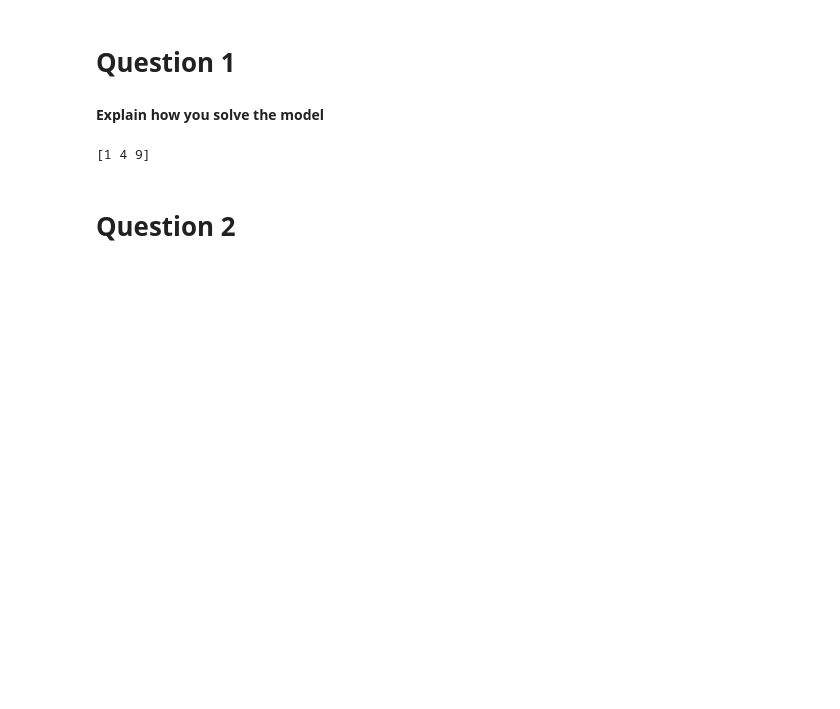
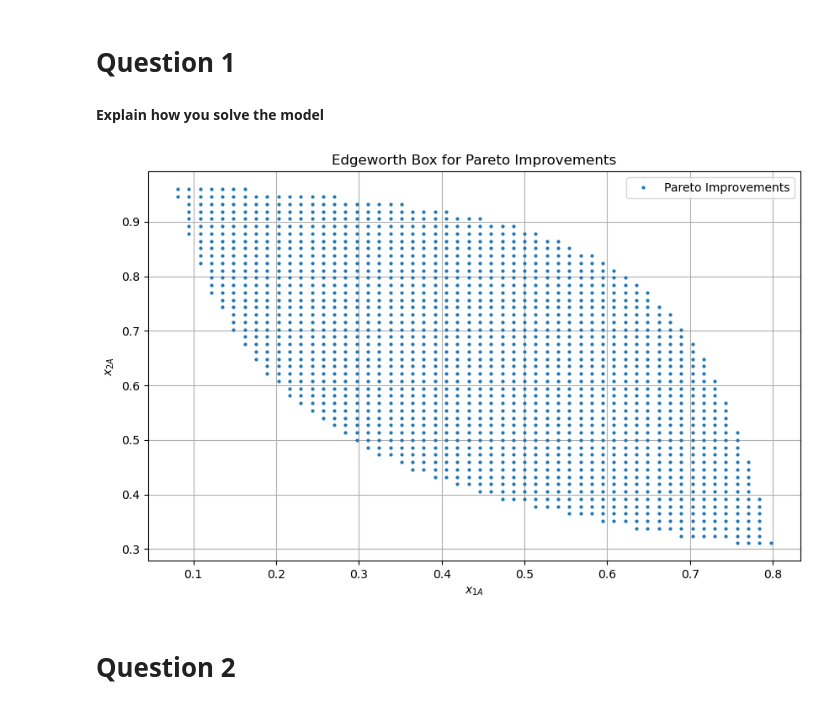
Before and after one commit to NumEconCopenhagen/projects-2024-econ-jyderne, a Jupyter notebook: inauguralproject/inauguralproject.ipynb, the cells around one changed output. Cells and saved outputs as stored; diff of their text form; code cells hidden in the pictures; blank space fills up the shorter version.

```diff
--- a/inauguralproject/inauguralproject.ipynb
+++ b/inauguralproject/inauguralproject.ipynb
@@ -20,15 +23,67 @@ import inauguralproject
 # Question 1
 # %% [markdown]
 **Explain how you solve the model**
-# %%
-#Starting with refering to utillity-functions and conditions:
-
-Econ = ExchangeEconomyClass()
-
-utility_A_endowment = economy.utility_A(economy.par.w1A, economy.par.w2A)
-utility_B_endowment = economy.utility_B(1 - economy.par.w1A, 1 - economy.par.w2A)
-# %% [output]
-[1 4 9]
+# %%
+#Starting with refering to utillity-functions and conditions:
+import matplotlib.pyplot as plt
+
+def demand_A(self, p1):
+        p2 = 1  # Numeraire
+        x1A = self.par.alpha / p1 * (self.par.w1A + p1/p2 * self.par.w2A)
+        x2A = (1 - self.par.alpha) / p2 * (self.par.w1A + p1/p2 * self.par.w2A)
+        return x1A, x2A
+
+def demand_B(self, p1):
+        p2 = 1  # Numeraire
+        w1B = 1 - self.par.w1A  # Endowment of B for good 1
+        w2B = 1 - self.par.w2A  # Endowment of B for good 2
+        x1B = self.par.beta / p1 * (w1B + p1/p2 * w2B)
+        x2B = (1 - self.par.beta) / p2 * (w1B + p1/p2 * w2B)
+        return x1B, x2B
+
+
+# Initialize the exchange economy
+from exchange_economy import ExchangeEconomyClass
+
+# Calculate the utility at endowment for both A and B
+utility_endowment_A = economy.utility_A(economy.par.w1A, economy.par.w2A)
+utility_endowment_B = economy.utility_B(1 - economy.par.w1A, 1 - economy.par.w2A)
+
+# Discretize the space
+N = 75
+x1A_values = np.linspace(0, 1, N)
+x2A_values = np.linspace(0, 1, N)
+
+# Initialize lists to hold Pareto improvements
+pareto_x1A = []
+pareto_x2A = []
+
+# Check each combination
+for x1A in x1A_values:
+    for x2A in x2A_values:
+        x1B = 1 - x1A
+        x2B = 1 - x2A
+
+        # Calculate utilities
+        utility_A = economy.utility_A(x1A, x2A)
+        utility_B = economy.utility_B(x1B, x2B)
+
+        # Check if both A and B are at least as well off
+        if utility_A >= utility_endowment_A and utility_B >= utility_endowment_B:
+            pareto_x1A.append(x1A)
+            pareto_x2A.append(x2A)
+
+# Plot the Pareto improvements in the Edgeworth box
+plt.figure(figsize=(10, 6))
+plt.plot(pareto_x1A, pareto_x2A, 'o', markersize=2, label='Pareto Improvements')
+plt.title('Edgeworth Box for Pareto Improvements')
+plt.xlabel('$x_{1A}$')
+plt.ylabel('$x_{2A}$')
+plt.legend()
+plt.grid(True)
+plt.show()
+# %% [output]
+[figure, added]
 # %% [markdown]
 # Question 2
 # %% [markdown]
```
Also changed, not shown: parts of 1 cell of this notebook.
